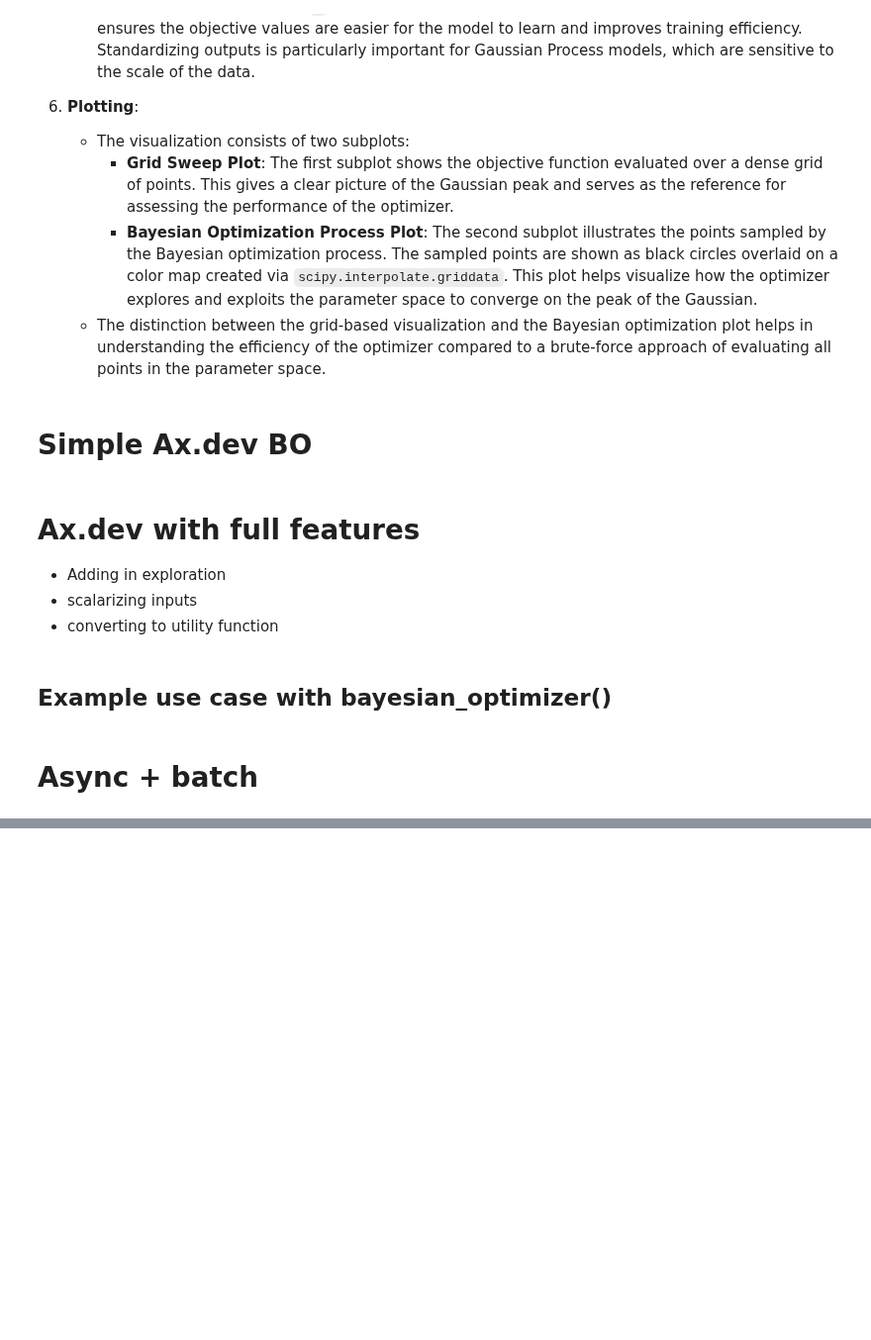
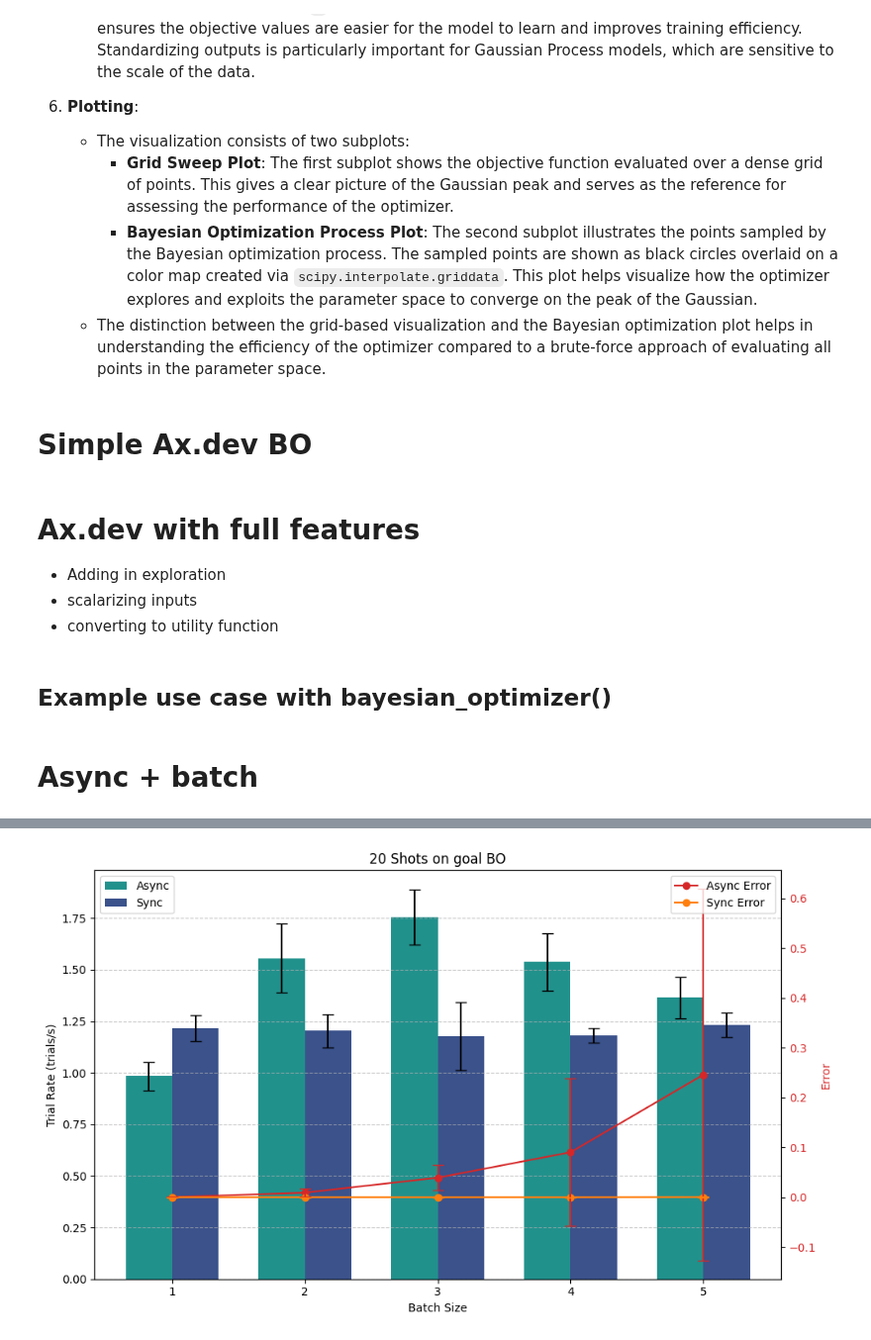
Before and after one commit to dnzckn/BasicBO, a Jupyter notebook: AX_BO_tutorial_1.ipynb, the cells around one changed output, grey strips where cells are left out. Shown at 99% size. Saved outputs shown, nothing was run; the diff lists cells and outputs as text; code cells hidden in the pictures; blank space fills up the shorter version.

```diff
--- a/AX_BO_tutorial_1.ipynb
+++ b/AX_BO_tutorial_1.ipynb
@@ -658,0 +947,82 @@ plt.show()
+# %%
+import matplotlib.pyplot as plt
+import numpy as np
+
+# Correctly compute trial rate mean and standard deviation
+trial_rate_mean = 20 / summary.pivot(index="batch_size", columns="mode", values="time_mean")
+trial_rate_std = (20 / summary.pivot(index="batch_size", columns="mode", values="time_mean") ** 2) * \
+                 summary.pivot(index="batch_size", columns="mode", values="time_std")
+
+# Clamp negative trial rate stds
+trial_rate_std = np.clip(trial_rate_std, 0, None)
+
+# Error data
+error_mean = summary.pivot(index="batch_size", columns="mode", values="error_mean")
+error_std = summary.pivot(index="batch_size", columns="mode", values="error_std")
+
+# Plot time and error
+fig, ax1 = plt.subplots(figsize=(10, 6))
+
+# Bar plot for trial rates
+indices = np.arange(len(trial_rate_mean.index))
+width = 0.35
+cmap = plt.get_cmap("viridis")
+async_color = cmap(0.5)
+sync_color = cmap(0.25)
+
+# Add bars
+ax1.bar(
+    indices - width / 2, trial_rate_mean["async"], width=width, color=async_color, label="Async"
+)
+ax1.bar(
+    indices + width / 2, trial_rate_mean["sync"], width=width, color=sync_color, label="Sync"
+)
+
+# Add error bars for trial rates
+ax1.errorbar(
+    indices - width / 2, trial_rate_mean["async"],
+    yerr=trial_rate_std["async"], fmt="none", color="black", capsize=5
+)
+ax1.errorbar(
+    indices + width / 2, trial_rate_mean["sync"],
+    yerr=trial_rate_std["sync"], fmt="none", color="black", capsize=5
+)
+
+# Set labels for primary y-axis
+ax1.set_xlabel("Batch Size")
+ax1.set_ylabel("Trial Rate (trials/s)", color="black")
+ax1.set_title("20 Shots on goal BO")
+ax1.set_xticks(indices)
+ax1.set_xticklabels(trial_rate_mean.index)
+ax1.legend(loc="upper left")
+ax1.grid(axis="y", linestyle="--", alpha=0.7)
+
+# Line plot for error (on secondary y-axis)
+ax2 = ax1.twinx()
+ax2.plot(
+    indices, error_mean["async"], color="tab:red", marker="o", label="Async Error"
+)
+ax2.plot(
+    indices, error_mean["sync"], color="tab:orange", marker="o", label="Sync Error"
+)
+
+# Add error bars for error
+ax2.errorbar(
+    indices, error_mean["async"],
+    yerr=error_std["async"], fmt="none", color="tab:red", capsize=5
+)
+ax2.errorbar(
+    indices, error_mean["sync"],
+    yerr=error_std["sync"], fmt="none", color="tab:orange", capsize=5
+)
+
+# Set labels for secondary y-axis
+ax2.set_ylabel("Error", color="tab:red")
+ax2.tick_params(axis="y", labelcolor="tab:red")
+ax2.legend(loc="upper right")
+
+# Finalize the layout
+plt.tight_layout()
+plt.show()
+# %% [output]
+[figure, added]
```
Also changed, not shown: parts of 6 cells of this notebook, 2 other files.
